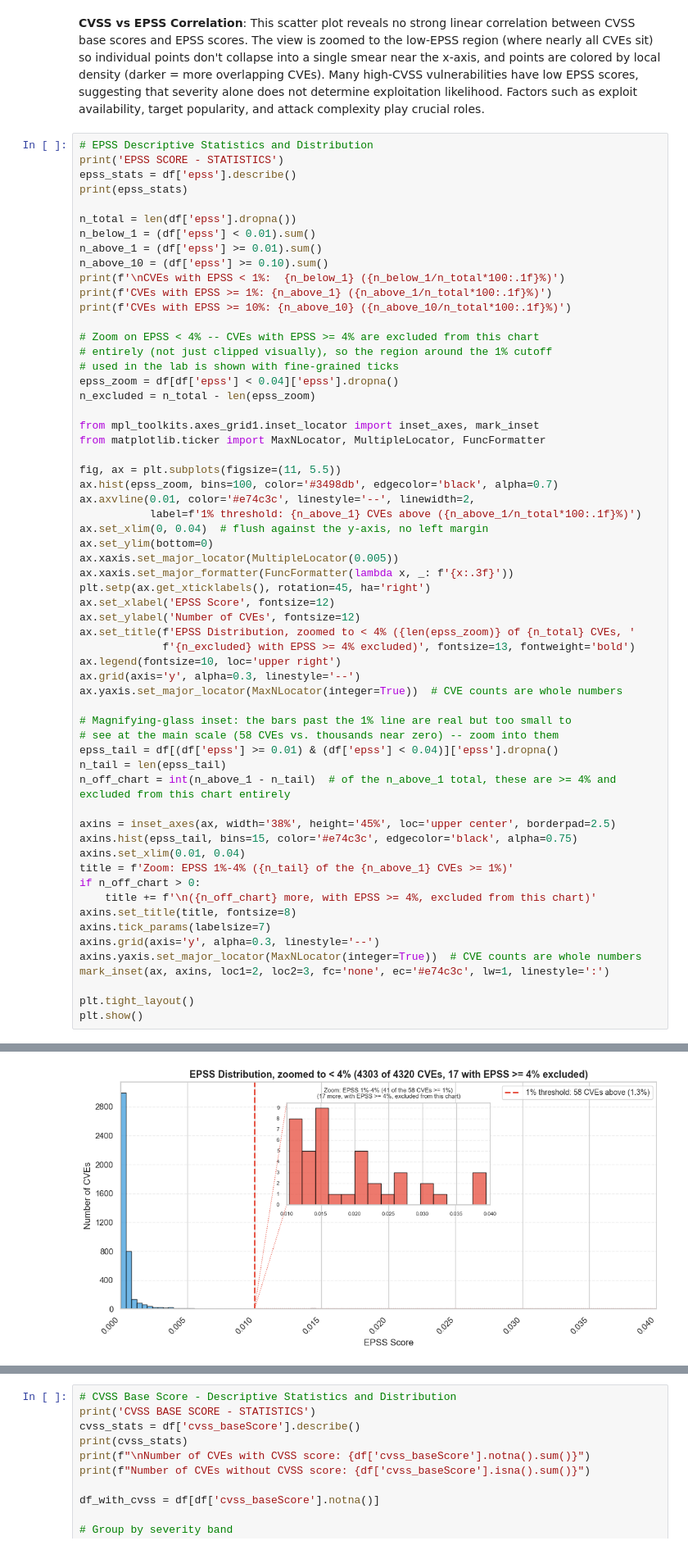
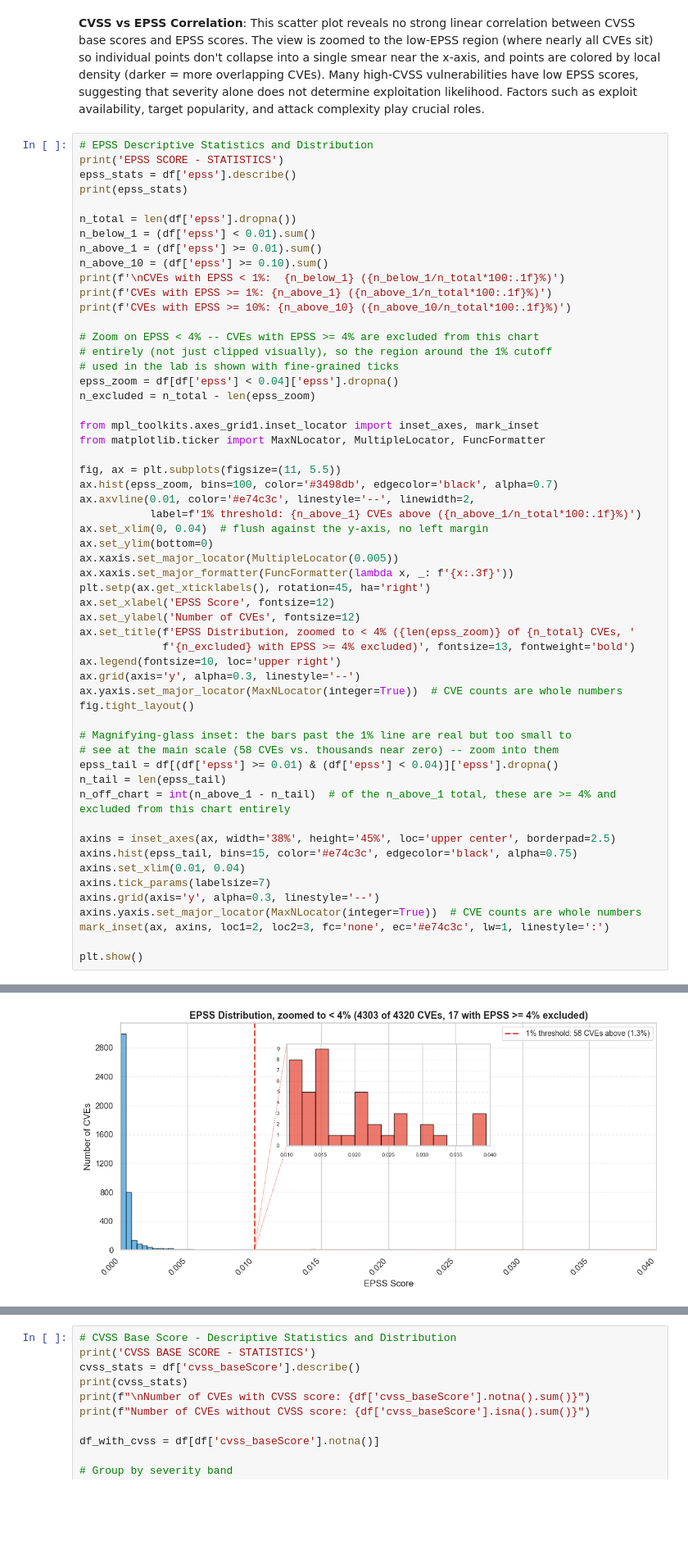
Before and after one commit to francescacraievich/cyber_labs, a Jupyter notebook: 01_EPSS/LAB_EPSS.ipynb, the cells around one changed output, grey strips where cells are left out. Shown at 82% size. Cells and saved outputs as stored; diff of their text form; blank space fills up the shorter version.

```diff
--- a/01_EPSS/LAB_EPSS.ipynb
+++ b/01_EPSS/LAB_EPSS.ipynb
@@ -274,41 +271,37 @@ ax.set_title(f'EPSS Distribution, zoomed to < 4% ({len(epss_zoom)} of {n_total}
 ax.legend(fontsize=10, loc='upper right')
 ax.grid(axis='y', alpha=0.3, linestyle='--')
 ax.yaxis.set_major_locator(MaxNLocator(integer=True))  # CVE counts are whole numbers
+fig.tight_layout()
 
 # Magnifying-glass inset: the bars past the 1% line are real but too small to
 # see at the main scale (58 CVEs vs. thousands near zero) -- zoom into them
 epss_tail = df[(df['epss'] >= 0.01) & (df['epss'] < 0.04)]['epss'].dropna()
 n_tail = len(epss_tail)
 n_off_chart = int(n_above_1 - n_tail)  # of the n_above_1 total, these are >= 4% and excluded from this chart entirely
 
 axins = inset_axes(ax, width='38%', height='45%', loc='upper center', borderpad=2.5)
 axins.hist(epss_tail, bins=15, color='#e74c3c', edgecolor='black', alpha=0.75)
 axins.set_xlim(0.01, 0.04)
-title = f'Zoom: EPSS 1%-4% ({n_tail} of the {n_above_1} CVEs >= 1%)'
-if n_off_chart > 0:
-    title += f'\n({n_off_chart} more, with EPSS >= 4%, excluded from this chart)'
-axins.set_title(title, fontsize=8)
 axins.tick_params(labelsize=7)
 axins.grid(axis='y', alpha=0.3, linestyle='--')
 axins.yaxis.set_major_locator(MaxNLocator(integer=True))  # CVE counts are whole numbers
 mark_inset(ax, axins, loc1=2, loc2=3, fc='none', ec='#e74c3c', lw=1, linestyle=':')
 
-plt.tight_layout()
 plt.show()
 # %% [output]
 EPSS SCORE - STATISTICS
 count    4320.000000
 mean        0.001477
 std         0.017289
 min         0.000020
 25%         0.000240
 50%         0.000320
 75%         0.000470
 max         0.810640
 Name: epss, dtype: float64
 
 CVEs with EPSS < 1%:  4262 (98.7%)
 CVEs with EPSS >= 1%: 58 (1.3%)
 CVEs with EPSS >= 10%: 10 (0.2%)
-[figure, old version]
+[figure, new version]
 # %% [markdown]
```
Also changed, not shown: parts of 12 cells of this notebook, 1 other file.
